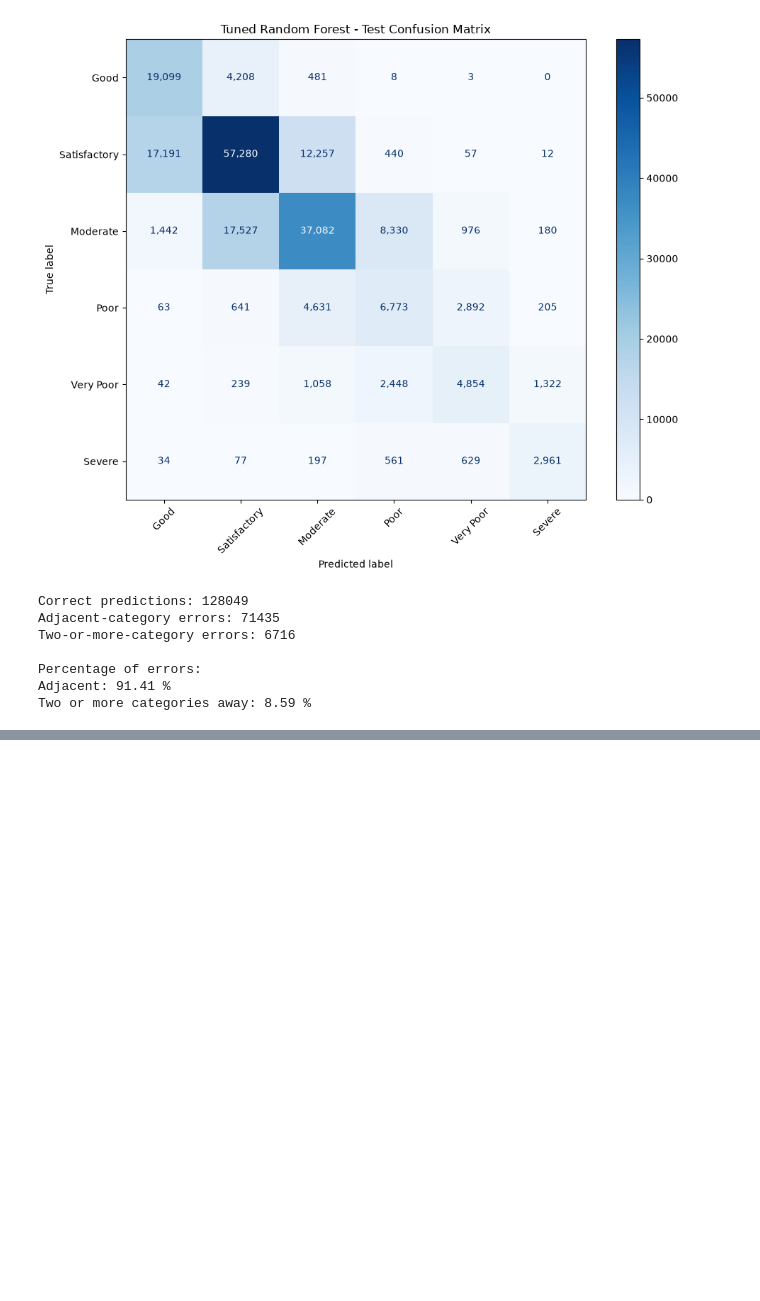
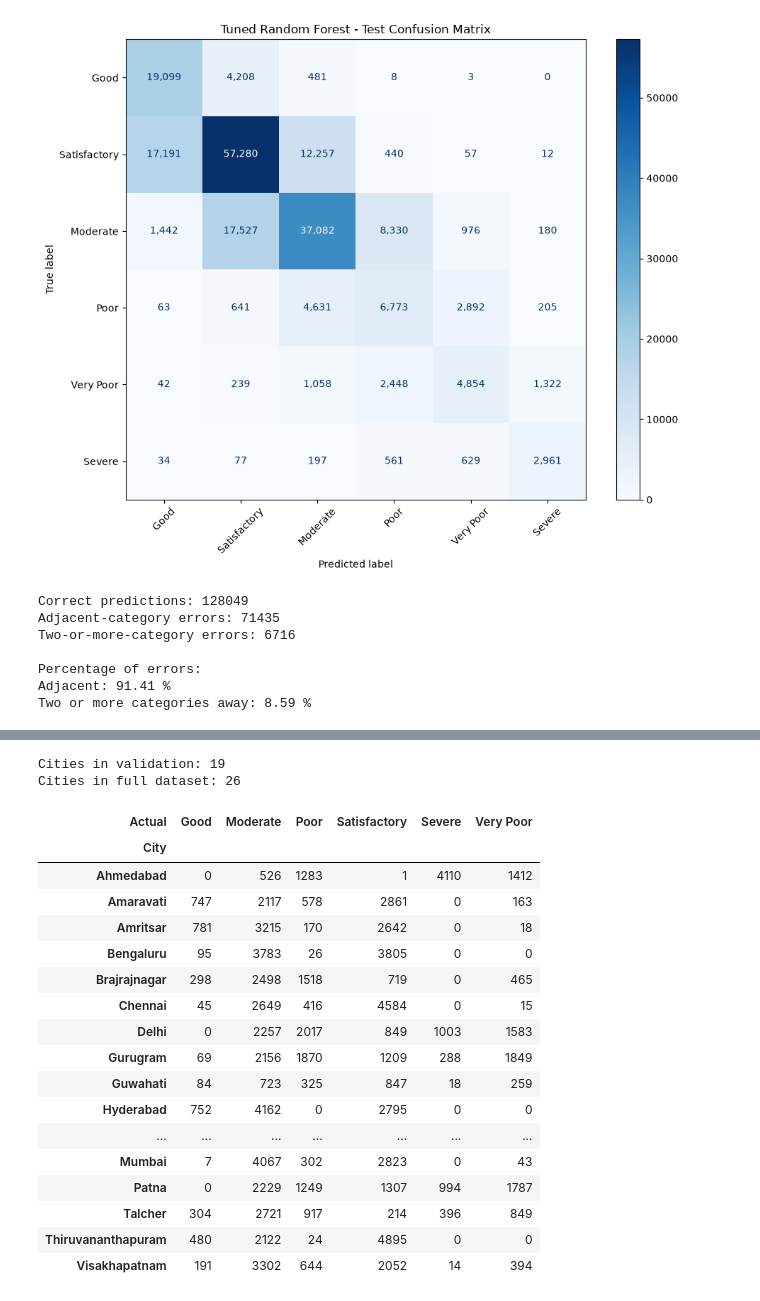
Before and after one commit to Fatimaaasaleem/air-quality-classification, a Jupyter notebook: notebooks/05_model_comparison_and_evaluation.ipynb, the cells around one changed output, grey strips where cells are left out. Saved outputs shown, nothing was run; the diff lists cells and outputs as text; code cells hidden in the pictures; blank space fills up the shorter version.

```diff
--- a/notebooks/05_model_comparison_and_evaluation.ipynb
+++ b/notebooks/05_model_comparison_and_evaluation.ipynb
@@ -1676,0 +1956,30 @@ Two or more categories away: 8.59 %
+# %%
+city_class_counts=pd.crosstab(
+    city_results["City"],
+    city_results["Actual"]
+)
+print("Cities in validation:", city_results["City"].nunique())
+print("Cities in full dataset:", model_df["City"].nunique())
+
+display(city_class_counts)
+# %% [output]
+Cities in validation: 19
+Cities in full dataset: 26
+| Actual | Good | Moderate | Poor | Satisfactory | Severe | Very Poor |
+| City |  |  |  |  |  |  |
+| Ahmedabad | 0 | 526 | 1283 | 1 | 4110 | 1412 |
+| Amaravati | 747 | 2117 | 578 | 2861 | 0 | 163 |
+| Amritsar | 781 | 3215 | 170 | 2642 | 0 | 18 |
+| Bengaluru | 95 | 3783 | 26 | 3805 | 0 | 0 |
+| Brajrajnagar | 298 | 2498 | 1518 | 719 | 0 | 465 |
+| Chennai | 45 | 2649 | 416 | 4584 | 0 | 15 |
+| Delhi | 0 | 2257 | 2017 | 849 | 1003 | 1583 |
+| Gurugram | 69 | 2156 | 1870 | 1209 | 288 | 1849 |
+| Guwahati | 84 | 723 | 325 | 847 | 18 | 259 |
+| Hyderabad | 752 | 4162 | 0 | 2795 | 0 | 0 |
+| ... | ... | ... | ... | ... | ... | ... |
+| Mumbai | 7 | 4067 | 302 | 2823 | 0 | 43 |
+| Patna | 0 | 2229 | 1249 | 1307 | 994 | 1787 |
+| Talcher | 304 | 2721 | 917 | 214 | 396 | 849 |
+| Thiruvananthapuram | 480 | 2122 | 24 | 4895 | 0 | 0 |
+| Visakhapatnam | 191 | 3302 | 644 | 2052 | 14 | 394 |
```
Also changed, not shown: parts of 23 cells of this notebook.
